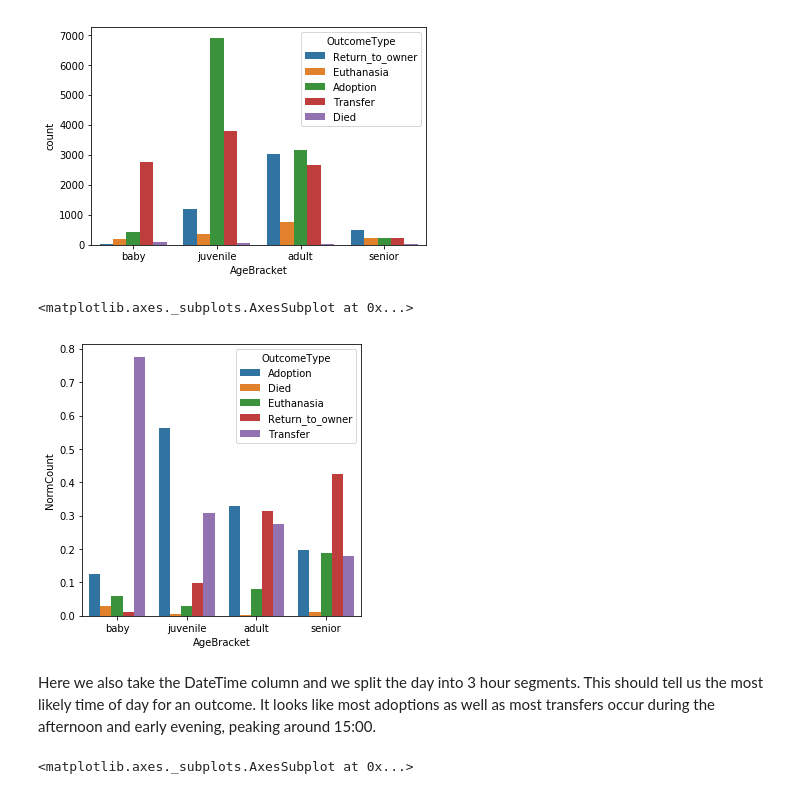
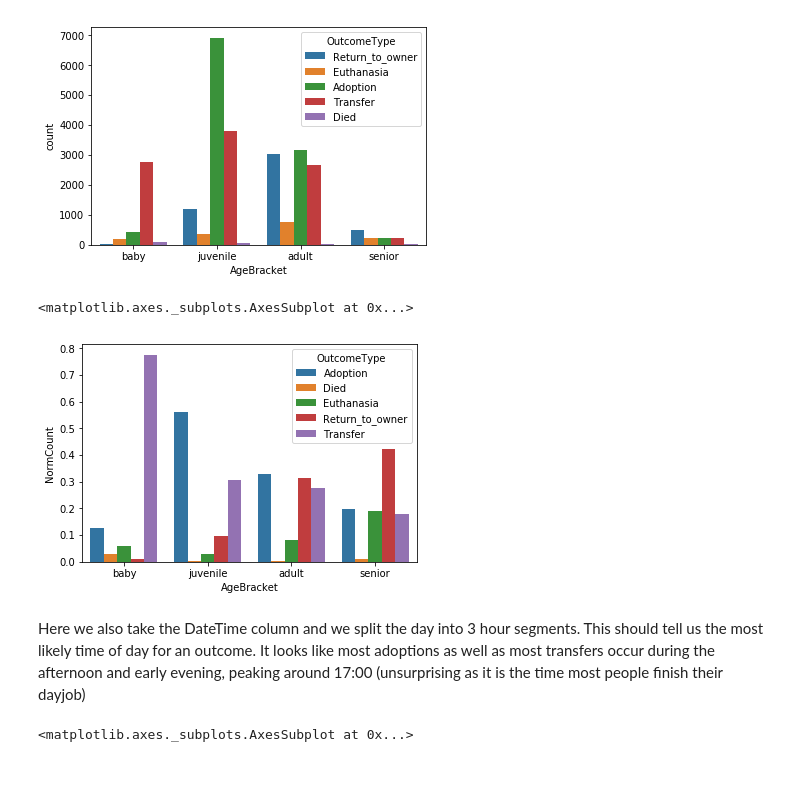
Before and after one commit to etibonuni/ICS5110-Applied-Machine-Learning, a Jupyter notebook: ML-Assignmnent/Animal Shelter/Animal Shelter Predictions-Copy3.ipynb, the cells around one changed output. Saved outputs shown, nothing was run; the diff lists cells and outputs as text; code cells hidden in the pictures.

```diff
--- a/ML-Assignmnent/Animal Shelter/Animal Shelter Predictions-Copy3.ipynb
+++ b/ML-Assignmnent/Animal Shelter/Animal Shelter Predictions-Copy3.ipynb
@@ -143,23 +123,23 @@ The dog breed potentially encodes information that could improve classifier pred
 
 This should allow the classifier to implicitly infer information regarding the breeds which affects the outcome. For example if chihuahuas or chihuahua mixes are unpopular for adoption, any breed mentioning chihuahua should result in a lower probability of adoption in the classifier. If medium sized breeds tend to be adopted more frequently, this should also be a correlation that emerges in the classifier.
 # %%
-from sklearn.naive_bayes import GaussianNB
 from sklearn.feature_extraction.text import CountVectorizer
 from sklearn.feature_extraction.text import TfidfVectorizer
-#from sklearn.decomposition import PCA
 
+breedsVec = TfidfVectorizer()
 def preprocessBreed(df):
     #vec = CountVectorizer()
-    vec = TfidfVectorizer()
 
-    breedsTDM = vec.fit_transform(df["Breed"].str.replace("Mix", "").str.replace("/", " ").str.lower())
+    breedsVec.fit(df["Breed"].str.replace("Mix", "").str.replace("/", " ").str.lower())
+
+    return breedsVec
+
+def processBreed(df):
+    breedsTDM = breedsVec.transform(df["Breed"].str.replace("Mix", "").str.replace("/", " ").str.lower())
     print breedsTDM.shape
 
-    return breedsTDM
-
-def processBreed(df, breedsTDM):
     breedsdf = pd.DataFrame(breedsTDM.toarray())
-    breedCols = ["Breed_"+str(i) for i in range(0, breedsTDM.shape[1]) ]
+    breedCols = ["Breed_"+breedsVec.get_feature_names()[i] for i in range(0, breedsTDM.shape[1]) ]
     breedsdf.columns = breedCols
     #print breedsdf.head()
 
@@ -167,9 +147,9 @@ def processBreed(df, breedsTDM):
     #print df.head()
     return df
 
-breedsTDM = preprocessBreed(df)
-#df = processBreed(df, breedsTDM)
-#df.head()
+preprocessBreed(df)
+df = processBreed(df)
+df.head()
 # %% [output]
 (26729, 261)
 |  | AnimalID | Name | DateTime | OutcomeType | OutcomeSubtype | AnimalType | SexuponOutcome | AgeuponOutcome | ... |
@@ -241,14 +220,14 @@ sns.countplot(data=df, x="AgeBracket", hue="OutcomeType", order=["baby", "juveni
 <matplotlib.axes._subplots.AxesSubplot at 0x...>
 [figure]
 # %%
-# Generate distribution of dog sizes grouped by outcome, normalized over outcome.
-f, ax1 = plt.subplots(1, 1, figsize=(5, 5))
+
+#...and normalized data
 sns.barplot(data=normalizeCounts(df, "AgeBracket", "OutcomeType", norm_over_x=True), x="AgeBracket", hue="OutcomeType", y="NormCount", order=["baby", "juvenile", "adult", "senior"])
 # %% [output]
 <matplotlib.axes._subplots.AxesSubplot at 0x...>
-[figure, old version]
+[figure, new version]
 # %% [markdown]
-Here we also take the DateTime column and we split the day into 3 hour segments. This should tell us the most likely time of day for an outcome. It looks like most adoptions as well as most transfers occur during the afternoon and early evening, peaking around 15:00.
+Here we also take the DateTime column and we split the day into 3 hour segments. This should tell us the most likely time of day for an outcome. It looks like most adoptions as well as most transfers occur during the afternoon and early evening, peaking around 17:00 (unsurprising as it is the time most people finish their dayjob)
 # %%
 def tsToDaySegment(ts):
     return "HR_"+str(int(ts.hour/3))
```
Also changed, not shown: parts of 68 cells of this notebook, 4 other files.
